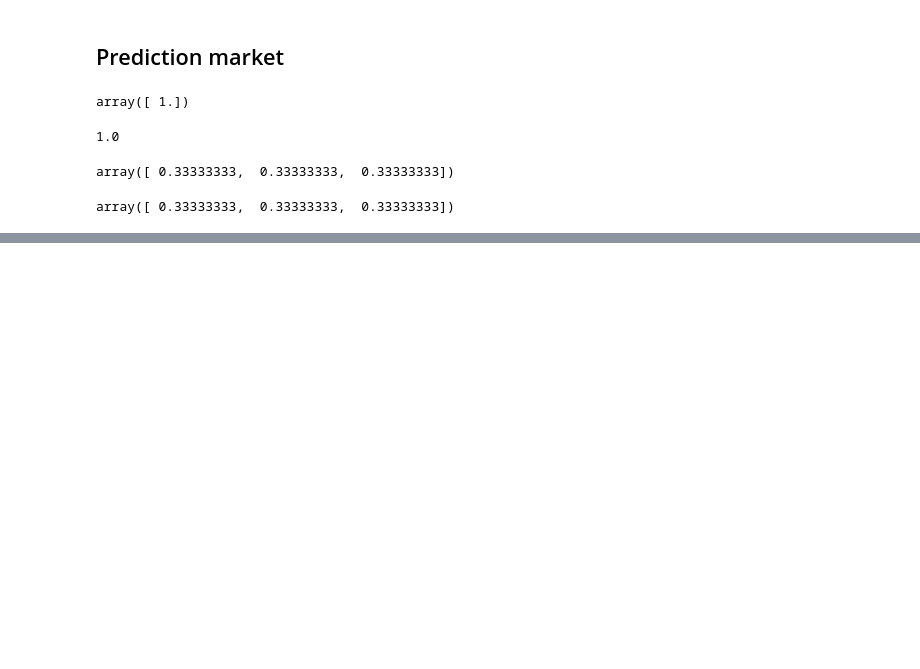
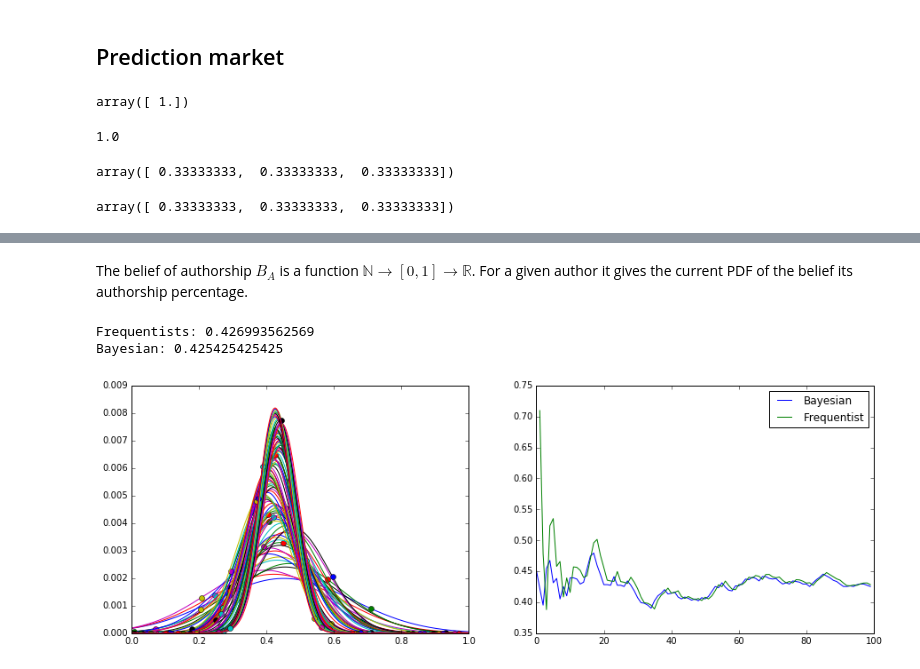
Before and after one commit to FractalFlows/DAOResearch, a Jupyter notebook: notebooks/DAO.ipynb, the cells around one changed output, grey strips where cells are left out. Saved outputs shown, nothing was run; the diff lists cells and outputs as text; code cells hidden in the pictures; blank space fills up the shorter version.

Commit message:
adding simple Bayesian update to estimate authorship percentage belief

```diff
--- a/notebooks/DAO.ipynb
+++ b/notebooks/DAO.ipynb
@@ -304,0 +315,2 @@ array([ 0.33333333,  0.33333333,  0.33333333])
+# %% [markdown]
+The belief of authorship $B_A$ is a function $\mathbb{N} \rightarrow [0,1] \rightarrow \mathbb{R}$. For a given author it gives the current PDF of the belief its authorship percentage.
@@ -304,0 +319,46 @@ array([ 0.33333333,  0.33333333,  0.33333333])
+# %%
+# discretization of the authorship percentage interval
+n = 1000
+# The different values of the PMF
+id_a = np.linspace(0,1,n)
+# Uniform prior PMF
+authorship = np.ones([n])/n
+# Uniform prior PMF
+authorship = np.exp(-(0.4-id_a)**2/(2*0.05))
+
+fig = pl.figure(figsize=(15,5))
+ax = pl.subplot(1,2,1)
+m = 100
+vals = np.random.random(m)
+maxli = np.zeros([m])
+freq = np.zeros([m])
+for i, a in enumerate(vals):
+    for b in range(n):
+        if a < 0 or a > 1:
+            likelihood = 0.0
+        else:
+            sig = 0.25
+            likelihood = np.exp(-abs(id_a[b] - a)**2/(2*sig))
+        if likelihood < 0:
+            likelihood = 0.0
+        if likelihood > 1.0:
+            likelihood = 1.0
+        authorship[b] *= likelihood
+    # normalize
+    authorship /= authorship.sum()
+
+    maxli[i] = id_a[np.argmax(authorship)]
+    freq[i] = vals[:i].mean()
+    pl.plot(id_a, authorship)
+    pl.plot(a, authorship[int(np.floor(a*n))],'o')
+
+ax = pl.subplot(1,2,2)
+pl.plot(range(m), maxli, label='Bayesian')
+pl.plot(range(m), freq, label='Frequentist')
+pl.legend()
+print('Frequentists:', vals.mean())
+print('Bayesian:', id_a[np.argmax(authorship)])
+# %% [output]
+Frequentists: 0.426993562569
+Bayesian: 0.425425425425
+[figure, added]
```
Also changed, not shown: parts of 9 cells of this notebook.
